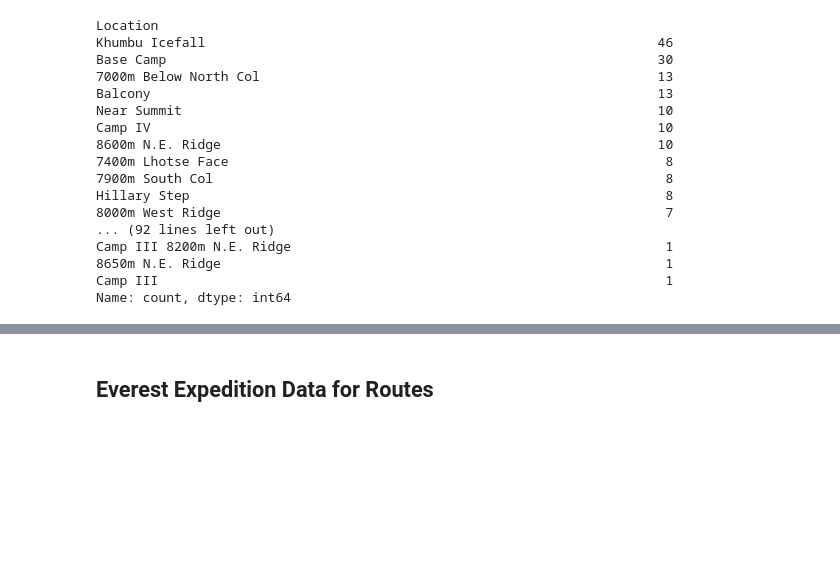
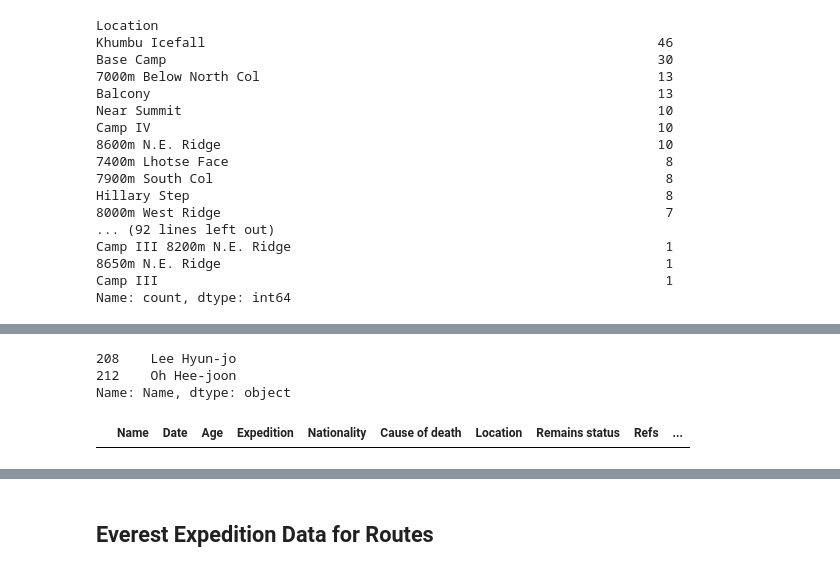
Before and after one commit to nmolnar-parsons/data_as_material, a Jupyter notebook: 03_Physical/everest_data_cleaning.ipynb, the cells around one changed output, grey strips where cells are left out. Drawn from its saved outputs; the diff is of its cells as text; code cells hidden in the pictures; blank space fills up the shorter version.

Commit message:
added 04 data experience

```diff
--- a/03_Physical/everest_data_cleaning.ipynb
+++ b/03_Physical/everest_data_cleaning.ipynb
@@ -205,11 +242,12 @@ def categorize_route(location):
     if re.search("North", location) or re.search("N\.E\.", location) or re.search("Hillary Step", location) or re.search("Hornbein Couloir", location) or re.search("Norton Couloir", location) or re.search("north", location) or re.search("Tibet", location):
         return "North"
     #if "W." or "S.W." or "Lhola camp" or "West Ridge" in location, return "West Ridge"
-    elif re.search("S\.W\.", location) or re.search("Lhola camp", location) or re.search("West Ridge", location):
+    elif  re.search("Lhola camp", location) or re.search("West Ridge", location):
         return "West Ridge"
     #if "South", "S.E.", "Kumbu Icefall", "Base Camp" with nothing else, return "South"
     #added balcony and Lhotse
-    elif re.search("South", location) or re.search("Cwm", location) or re.search("south", location) or re.search("Lhotse", location) or re.search("Balcony", location) or re.search("S\.E\.", location) or re.search("Khumbu Icefall", location) or (re.search("Base Camp", location) and not re.search("North", location)):
+    #added S.W. Face, which is closer to S.E. Ridge route than West Ridge route
+    elif re.search("South", location) or re.search("S\.W\.", location) or re.search("Cwm", location) or re.search("south", location) or re.search("Lhotse", location) or re.search("Balcony", location) or re.search("S\.E\.", location) or re.search("Khumbu Icefall", location) or (re.search("Base Camp", location) and not re.search("North", location)):
         return "South"
     #else return "Other"
     else:
@@ -241 +279,8 @@ North       7000m Below North Col
 Name: count, dtype: int64
+# %%
+#what names have "7700m S.W. Face N.E. Ridge" in location?
+ever_death_cleaned_locations[ever_death_cleaned_locations["Location"] == "7700m S.W. Face N.E. Ridge"]["Name"]
+# %% [output]
+208    Lee Hyun-jo
+212    Oh Hee-joon
+Name: Name, dtype: object
@@ -242,3 +289,10 @@ Name: count, dtype: int64
+# %%
+everest_death_unknown = ever_death_cleaned_locations[ever_death_cleaned_locations["Route"] == "Other"]
+everest_death_unknown.head()
+#export other to csv
+# everest_death_unknown.to_csv("data/everest_unknown_route.csv", index=False)
+# %% [output]
+|  | Name | Date | Age | Expedition | Nationality | Cause of death | Location | Remains status | Refs | ... |
 # %%
 #locations where "South Col" appears with no numeric characters
 ever_death_cleaned_locations[ever_death_cleaned_locations["Location"].str.contains("South Col") & ~ever_death_cleaned_locations["Location"].str.contains("\d")]["Location"].value_counts()
```
Also changed, not shown: parts of 15 cells of this notebook, 11 other files.
